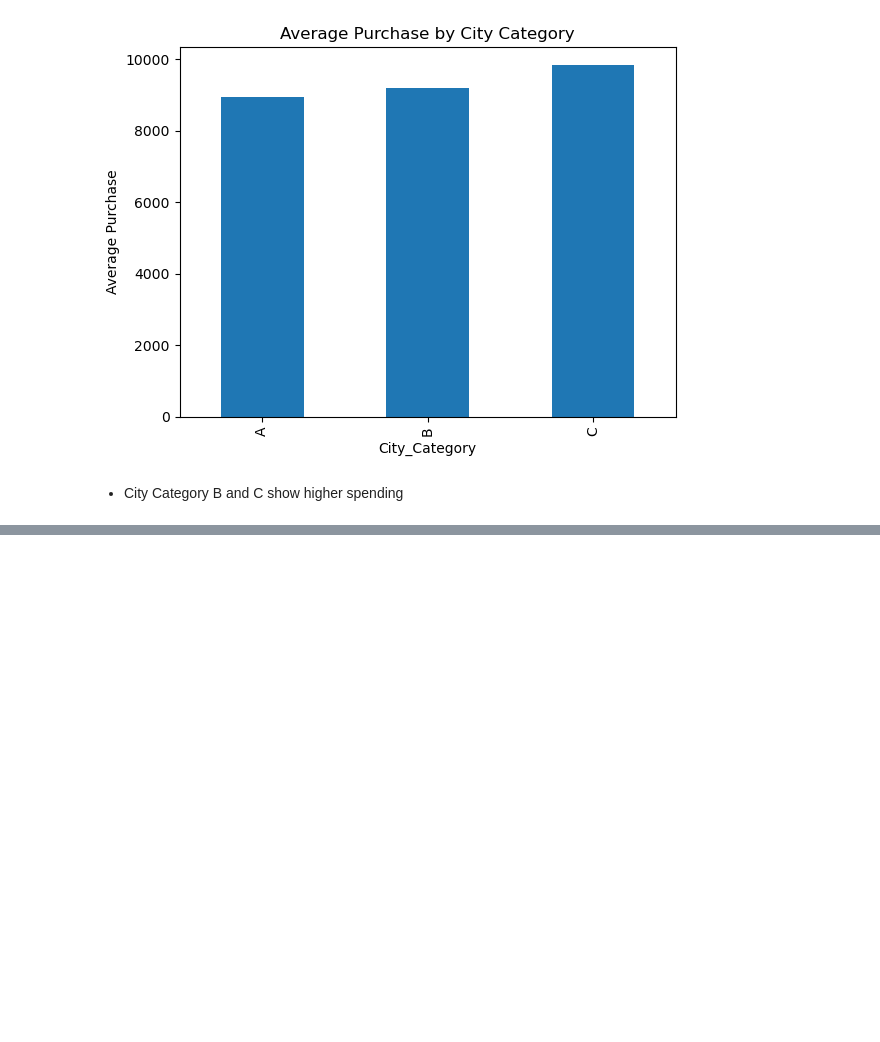
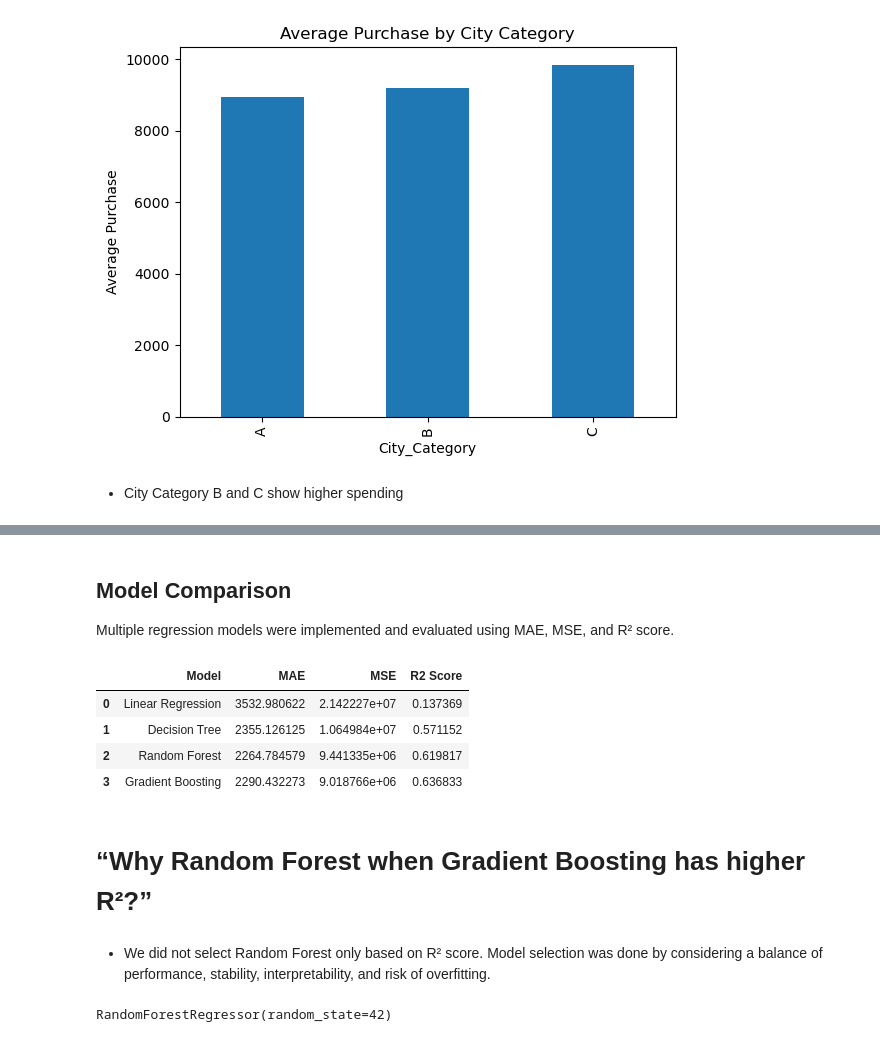
Before and after one commit to aashmanrai/black-friday-sale-analysis, a Jupyter notebook: Black-Friday.ipynb, the cells around one changed output, grey strips where cells are left out. Drawn from its saved outputs; the diff is of its cells as text; code cells hidden in the pictures; blank space fills up the shorter version.

```diff
--- a/Black-Friday.ipynb
+++ b/Black-Friday.ipynb
@@ -256,0 +351,51 @@ plt.show()
+# %%
+def evaluate_model(model, X_train, X_test, y_train, y_test):
+    model.fit(X_train, y_train)
+    y_pred = model.predict(X_test)
+
+    mae = mean_absolute_error(y_test, y_pred)
+    mse = mean_squared_error(y_test, y_pred)
+    r2 = r2_score(y_test, y_pred)
+
+    return mae, mse, r2
+# %%
+models = {
+    "Linear Regression": LinearRegression(),
+    "Decision Tree": DecisionTreeRegressor(random_state=42),
+    "Random Forest": RandomForestRegressor(n_estimators=50, random_state=42),
+    "Gradient Boosting": GradientBoostingRegressor(random_state=42)
+}
+# %%
+results = []
+
+for name, model in models.items():
+    mae, mse, r2 = evaluate_model(model, X_train, X_test, y_train, y_test)
+    results.append([name, mae, mse, r2])
+# %% [markdown]
+## Model Comparison
+
+Multiple regression models were implemented and evaluated using
+MAE, MSE, and R² score.
+# %%
+results_df = pd.DataFrame(
+    results,
+    columns=["Model", "MAE", "MSE", "R2 Score"]
+)
+
+results_df
+# %% [output]
+|  | Model | MAE | MSE | R2 Score |
+| 0 | Linear Regression | 3532.980622 | 2.142227e+07 | 0.137369 |
+| 1 | Decision Tree | 2355.126125 | 1.064984e+07 | 0.571152 |
+| 2 | Random Forest | 2264.784579 | 9.441335e+06 | 0.619817 |
+| 3 | Gradient Boosting | 2290.432273 | 9.018766e+06 | 0.636833 |
+# %% [markdown]
+# “Why Random Forest when Gradient Boosting has higher R²?”
+# %% [markdown]
+- We did not select Random Forest only based on R² score.
+Model selection was done by considering a balance of performance, stability, interpretability, and risk of overfitting.
+# %%
+best_model = RandomForestRegressor(n_estimators=100, random_state=42)
+best_model.fit(X_train, y_train)
+# %% [output]
+RandomForestRegressor(random_state=42)
```
Also changed, not shown: parts of 25 cells of this notebook.
